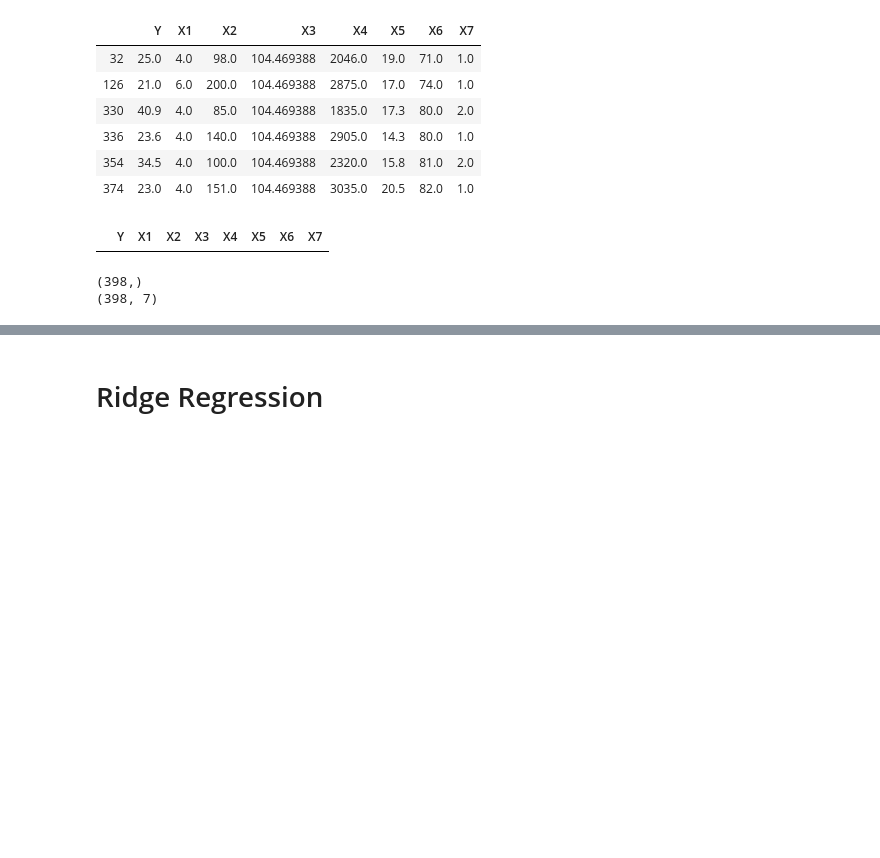
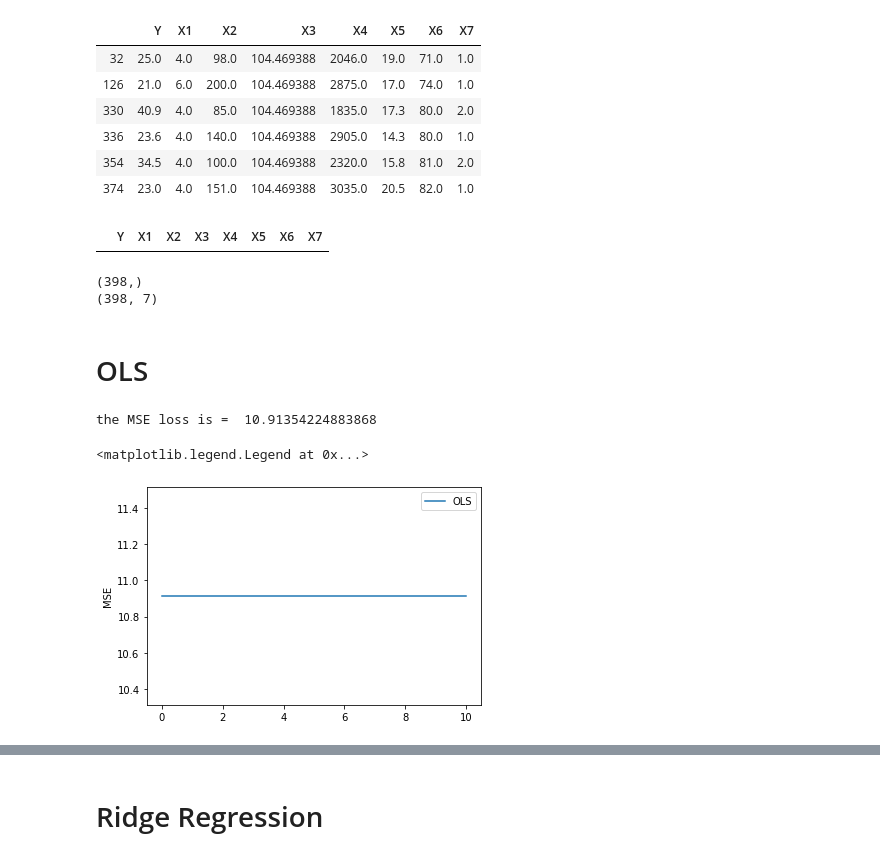
Before and after one commit to kvali7/Stat-ML-Playground, a Jupyter notebook: hw1/hw1.ipynb, the cells around one changed output, grey strips where cells are left out. Cells and saved outputs as stored; diff of their text form; code cells hidden in the pictures; blank space fills up the shorter version.

```diff
--- a/hw1/hw1.ipynb
+++ b/hw1/hw1.ipynb
@@ -243,0 +270,17 @@ X_std = Scaler.transform(X)
+# %% [markdown]
+# OLS
+# %%
+# in the sklearn LinearRegression api, the intercept is added automatically
+# Linear regression training loss
+LinReg = LinearRegression(fit_intercept = True)
+LinReg.fit(X_std,y)
+mseOLS = metrics.mean_squared_error(y,LinReg.predict(X_std))
+print("the MSE loss is = ", mseOLS)
+
+plt.plot(np.arange(0, 10.001, 0.1), [mseOLS]*len(np.arange(0, 10.001, 0.1)),label="OLS")
+plt.ylabel("training MSE")
+plt.legend()
+# %% [output]
+the MSE loss is =  10.91354224883868
+<matplotlib.legend.Legend at 0x...>
+[figure, added]
```
Also changed, not shown: parts of 21 cells of this notebook.
